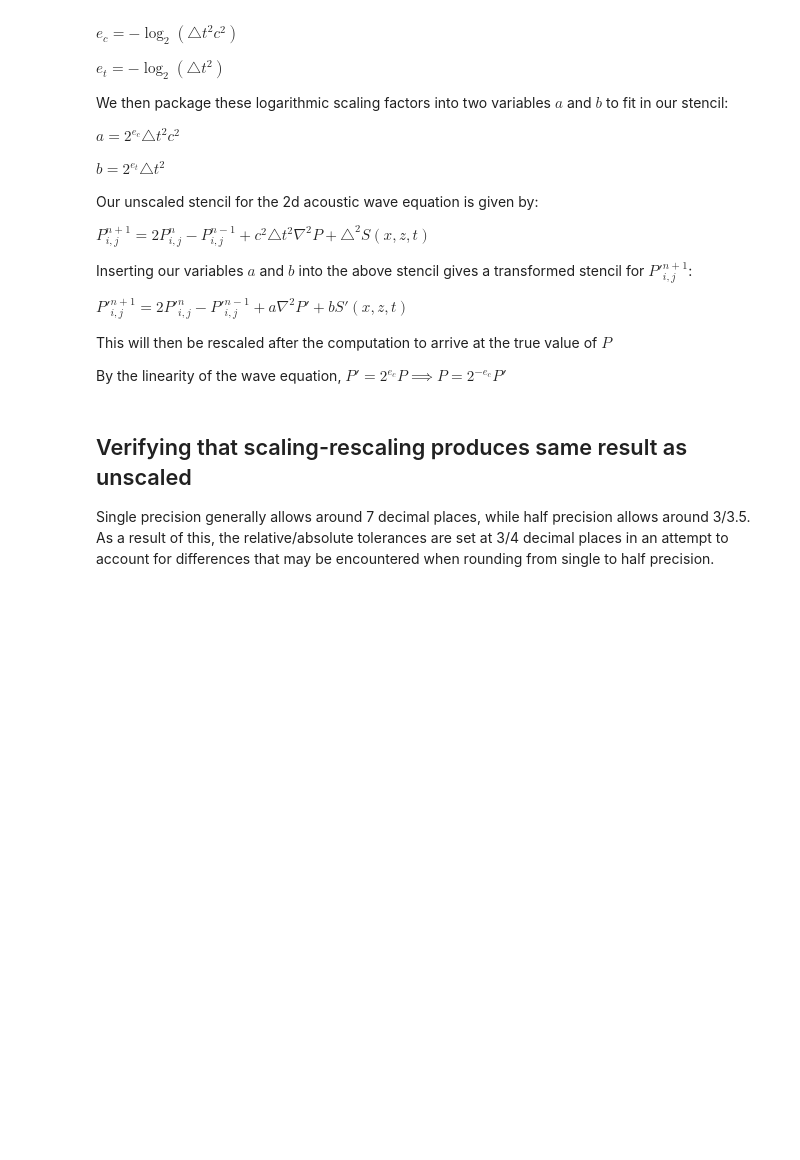
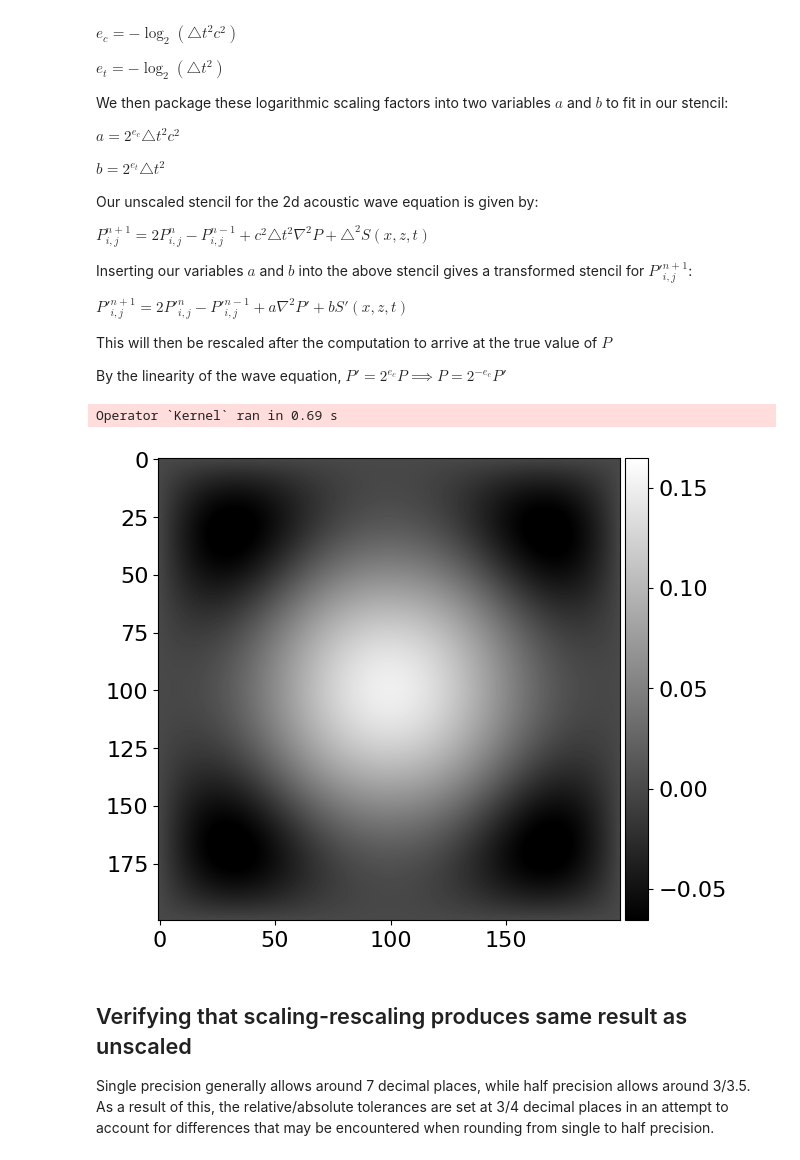
Before and after one commit to dt-17/Devito-UROP-MSci, a Jupyter notebook: scaling_acoustic.ipynb, the cells around one changed output. Saved outputs shown, nothing was run; the diff lists cells and outputs as text; code cells hidden in the pictures; blank space fills up the shorter version.

Commit message:
Update scaling_acoustic.ipynb
new scaling attempt

```diff
--- a/scaling_acoustic.ipynb
+++ b/scaling_acoustic.ipynb
@@ -158,3 +156,31 @@ By the linearity of the wave equation, $ P' = 2^{e_c} P \implies P = 2^{-e_c}P'$
+# %%
+# new pressure field
+p_new = dv.TimeFunction(name='P', grid=grid, space_order=4, time_order=2)
+
+# defining scale factor
+ec = -np.log2(dt**2*c**2)
+a = 2**ec*dt**2*c**2
+
+# new stencil with scaling factor attached to laplacian term
+new_stencil = dv.Eq(p_new.forward, (2*p_new - p_new.backward + a*p_new.laplace))
+
+# injecting the source term to the new pressure field
+src_n = src.inject(field=p_new.forward, expr=src)
+
+# new operator
+new_op = dv.Operator([new_stencil] + src_n)
+
+# call operator
+new_op(time=src.time_range.num-1, dt=dt)
+
+# rescale output
+p_new.data[:] /= 2**ec
+
+# show output
+plot_image(p_new.data[0])
+# %% [output]
+Operator `Kernel` ran in 0.69 s
+[figure, added]
 # %% [markdown]
 ## Verifying that scaling-rescaling produces same result as unscaled
 
```
Also changed, not shown: parts of 3 cells of this notebook.
